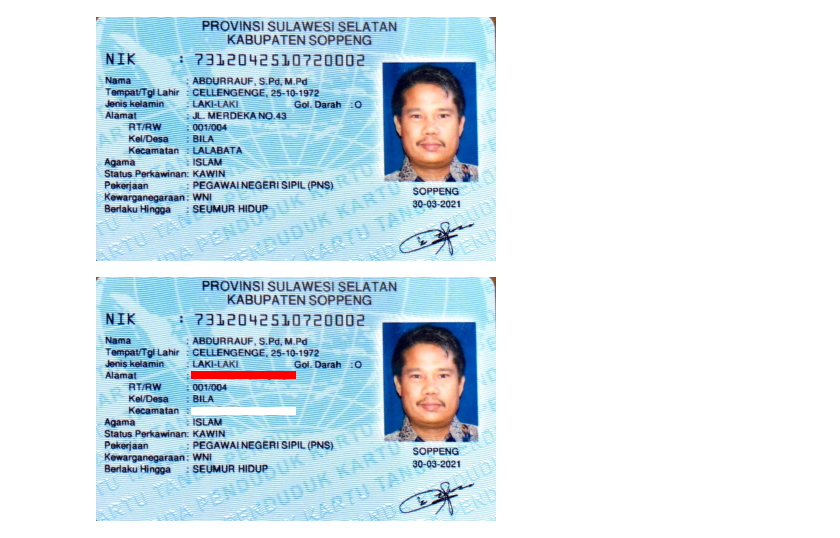
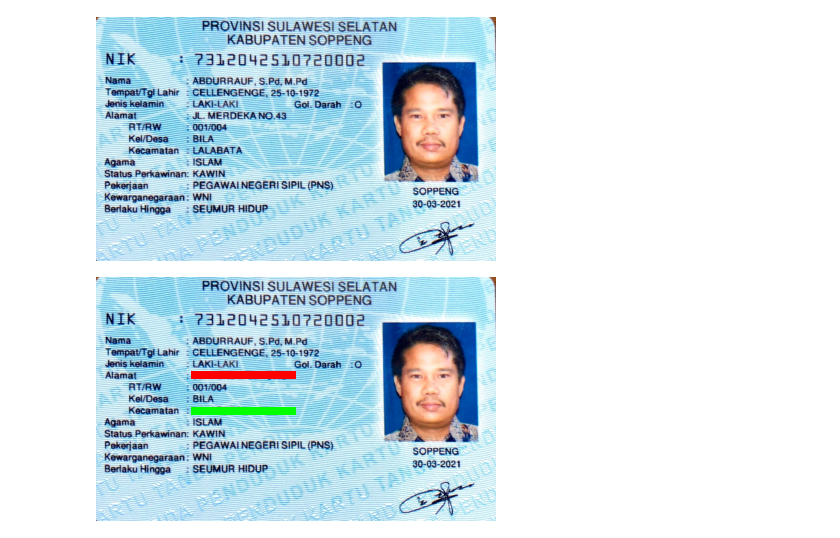
Before and after one commit to KholidMaulidi/PCVK_Ganjil_2023, a Jupyter notebook: Week1.ipynb, the cells around one changed output. Drawn from its saved outputs; the diff is of its cells as text; code cells hidden in the pictures.

```diff
--- a/Week1.ipynb
+++ b/Week1.ipynb
@@ -150,16 +150,16 @@ cv2_imshow(image_ktp2)
 # %%
 image_ktp = io.imread("KTP.jpeg")
 image_ktp = cv.resize(image_ktp, (0,0), fx=0.5, fy=0.5)
 image_ktp2 = cv.cvtColor(image_ktp, cv.COLOR_BGR2RGB)
 
 for y in range(95,200):
   for x in range(94,102):
     image_ktp2[x,y] =[0,0,255]
 
 for y in range(95,200):
   for x in range(130,138):
-    image_ktp2[x,y] =[255,255,255]
+    image_ktp2[x,y] =[0,255,0]
 
 cv2_imshow(image_ktp2)
 # %% [output]
-[figure, old version]
+[figure, new version]
```
